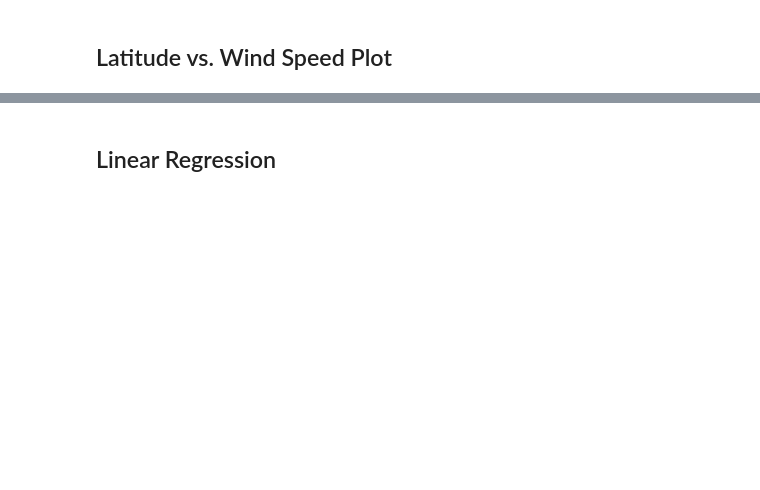
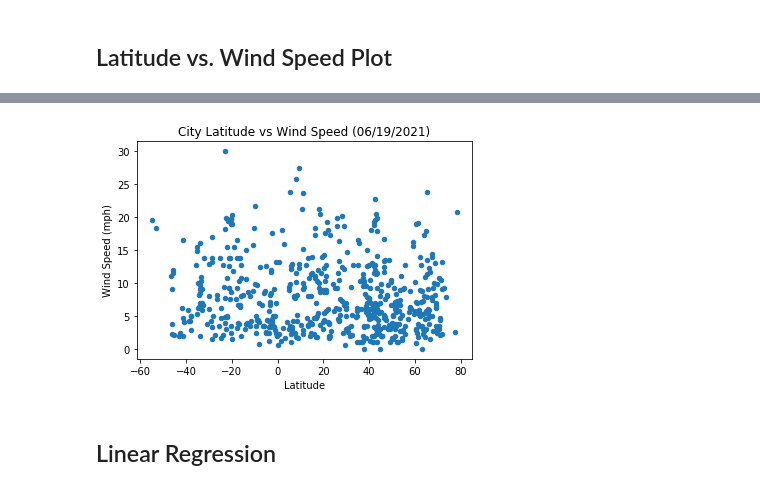
Before and after one commit to trent654321/python-api-challenge, a Jupyter notebook: WeatherPy.ipynb, the cells around one changed output, grey strips where cells are left out. Cells and saved outputs as stored; diff of their text form; code cells hidden in the pictures; blank space fills up the shorter version.

```diff
--- a/WeatherPy.ipynb
+++ b/WeatherPy.ipynb
@@ -151,2 +226,11 @@ Int64Index([], dtype='int64')
+# %%
+clean_city_data.plot.scatter(x='Lat',y='Wind_Speed')
+plt.title('City Latitude vs Wind Speed (06/19/2021)')
+plt.ylabel('Wind Speed (mph)')
+plt.xlabel('Latitude')
+plt.savefig('./Output/Latitude_vs_Wind.png')
+plt.show()
+# %% [output]
+[figure, added]
 # %% [markdown]
 ## Linear Regression
```
Also changed, not shown: parts of 35 cells of this notebook, 13 other files.
